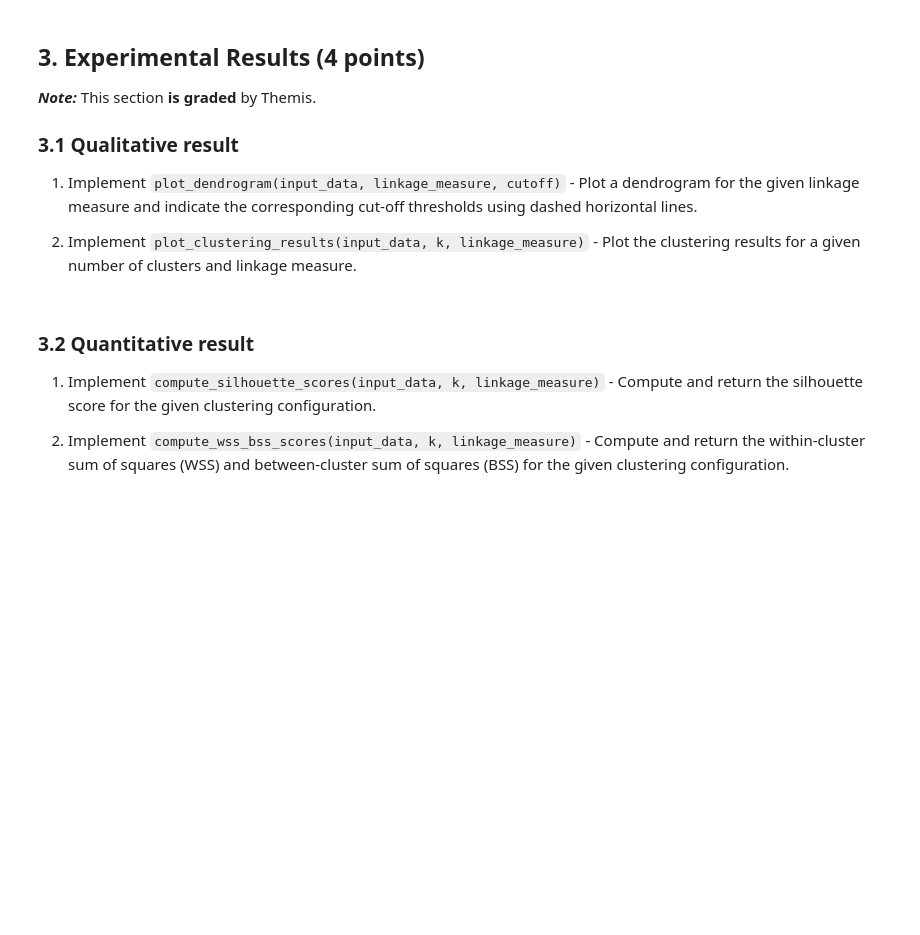
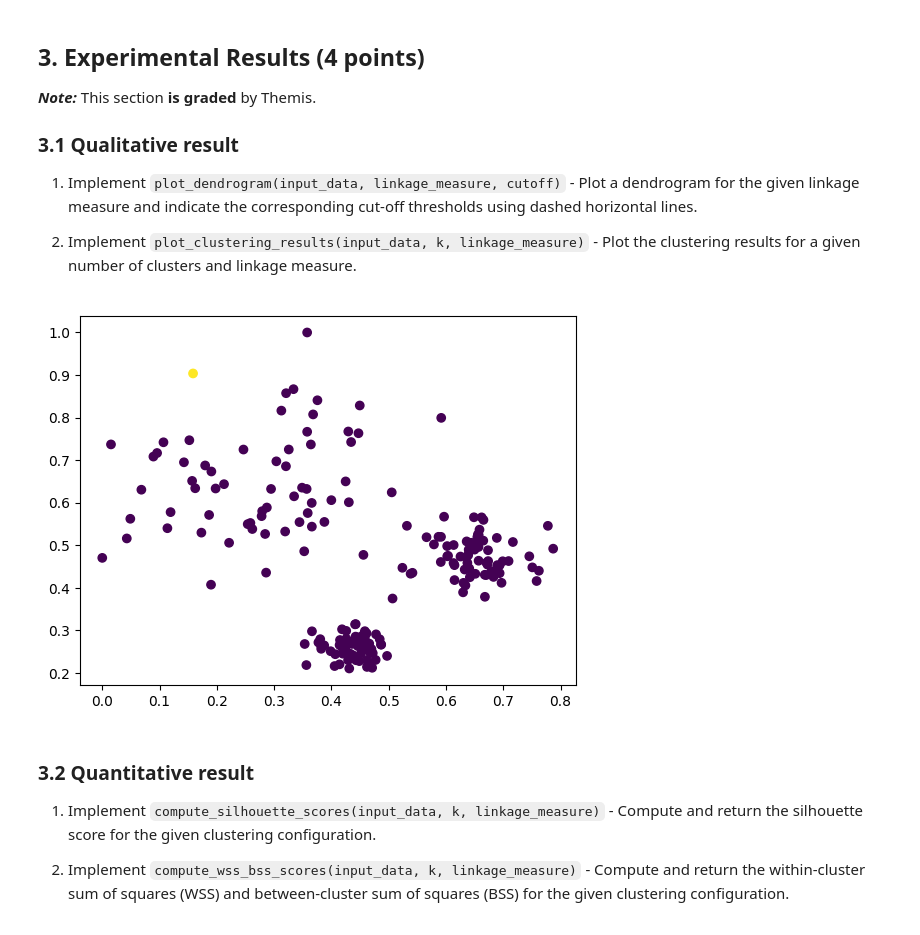
Before and after one commit to HSdeH/ml, a Jupyter notebook: a2/template.ipynb, the cells around one changed output. Drawn from its saved outputs; the diff is of its cells as text; code cells hidden in the pictures; blank space fills up the shorter version.

Commit message:
a2: fixed broken cluster results plot, added missing labels

```diff
--- a/a2/template.ipynb
+++ b/a2/template.ipynb
@@ -240,8 +240,16 @@ def plot_clustering_results(input_data, k, linkage_measure):
 
     # visualise these using a colour-coded scatterplot
     plt.figure()
-    plt.scatter(x=input_data, c=labels)
-    plt.show()
+    plt.scatter(data[:, 0], data[:, 1], c=labels)
+    plt.xlabel("Clustering results for " + str(k) + "clusters, using " + linkage_measure + "measure")
+# %%
+plot_clustering_results(
+        input_data = data,
+        linkage_measure = "single",
+        k = 2
+    )
+# %% [output]
+[figure, added]
 # %% [markdown]
 ### 3.2 Quantitative result
 
```
